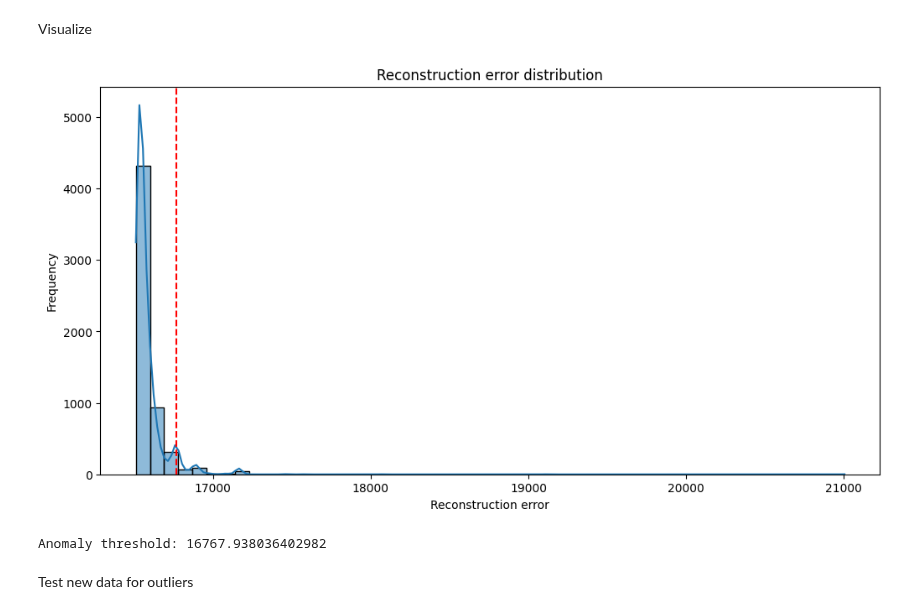
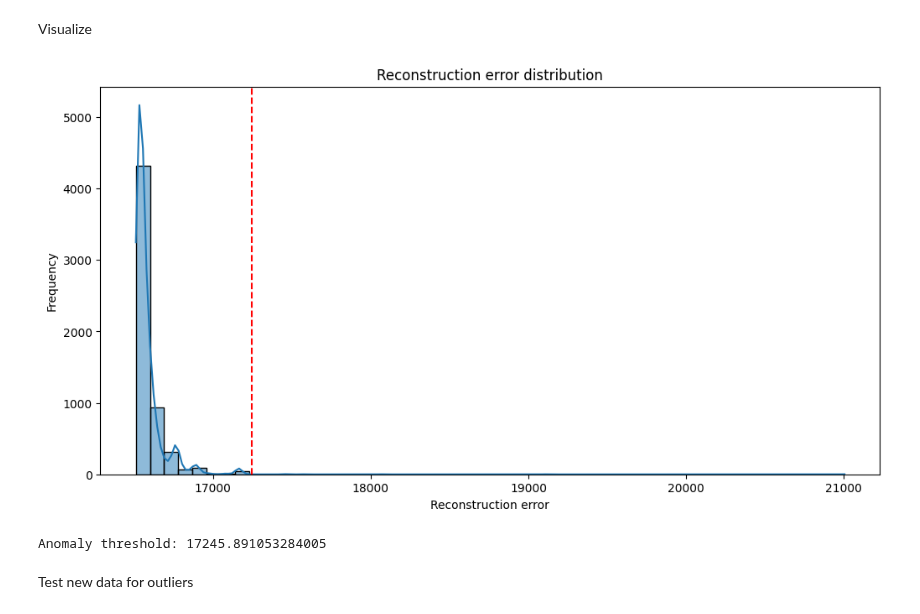
Before and after one commit to emtl-source/trioptima, a Jupyter notebook: 3.AutoEncoder.ipynb, the cells around one changed output. Saved outputs shown, nothing was run; the diff lists cells and outputs as text; code cells hidden in the pictures.

```diff
--- a/3.AutoEncoder.ipynb
+++ b/3.AutoEncoder.ipynb
@@ -38,8 +38,8 @@ input_dim = data_preprocessed.shape[1]
 encoding_dim = int(input_dim / 2)
 
 # Set layer and neurons options
-layer_options = [1, 5]
-neuron_options = [100, 500]
+layer_options = [1, 5, 10, 20, 40]
+neuron_options = [50, 100, 200, 500, 1000]
 
 # Variables to store the best model's configurations and weights
 best_val_loss = float('inf')  # Set initial value to infinity
@@ -147,21 +146,21 @@ Visualize
 # %%
 import matplotlib.pyplot as plt
 import seaborn as sns
 
 plt.figure(figsize=(12, 6))
 sns.histplot(mse_df['reconstruction_error'], bins=50, kde=True)
 plt.title('Reconstruction error distribution')
 plt.xlabel('Reconstruction error')
 plt.ylabel('Frequency')
 
 
-threshold = np.percentile(mse_df['reconstruction_error'], 95)
+threshold = np.percentile(mse_df['reconstruction_error'], 99.9)
 plt.axvline(x=threshold, color='r', linestyle='--', label=f'Threshold: {threshold:.2f}')
 plt.show()
 print(f"Anomaly threshold: {threshold}")
 # %% [output]
-[figure, old version]
+[figure, new version]
-Anomaly threshold: 16767.938036402982
+Anomaly threshold: 17245.891053284005
 # %% [markdown]
 Test new data for outliers
 # %%
```
Also changed, not shown: parts of 2 cells of this notebook, 2 other files.
